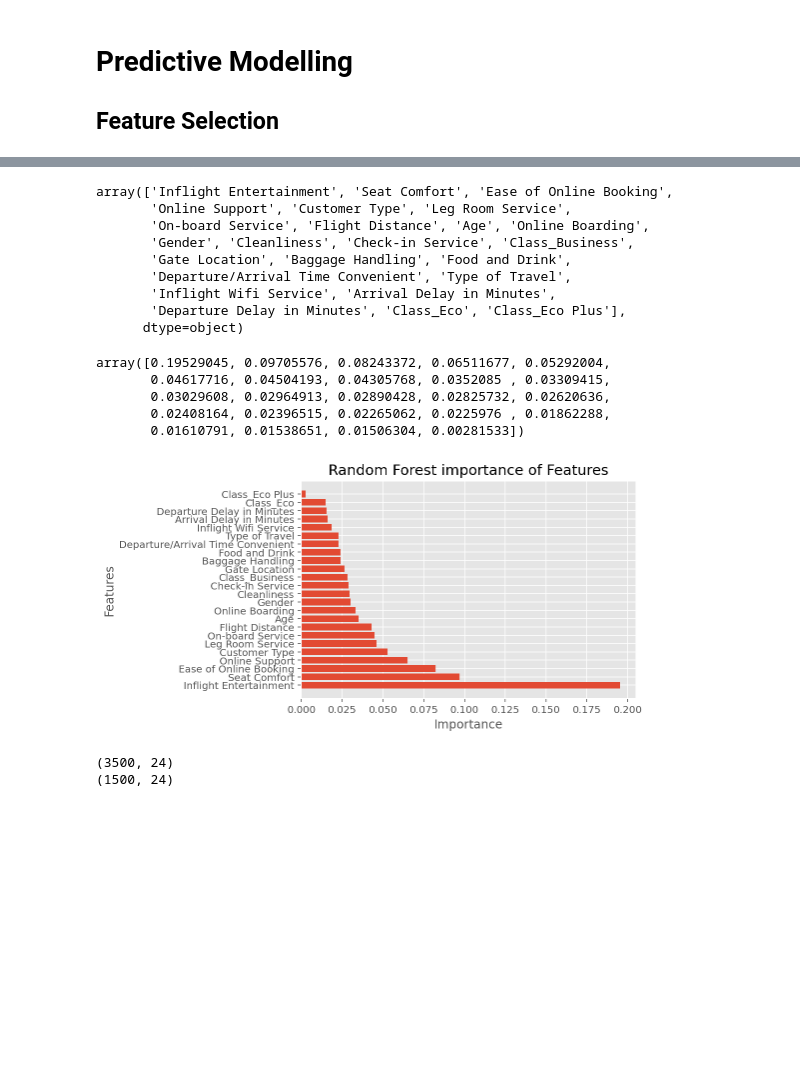
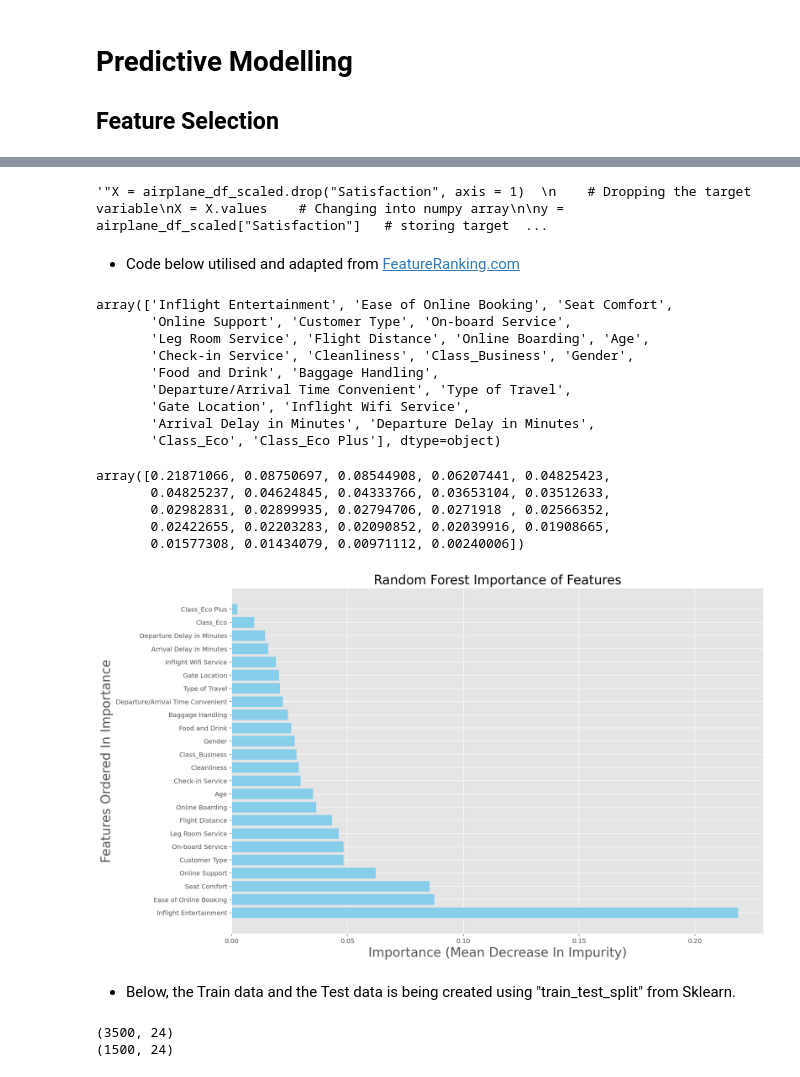
Before and after one commit to Mattjben/Passeneger-satisfaction-machine-learning, a Jupyter notebook: Phase_2_Airplane.ipynb, the cells around one changed output, grey strips where cells are left out. Drawn from its saved outputs; the diff is of its cells as text; code cells hidden in the pictures; blank space fills up the shorter version.

```diff
--- a/Phase_2_Airplane.ipynb
+++ b/Phase_2_Airplane.ipynb
@@ -259,10 +264,14 @@ airplane_df_scaled.head()
 # %%
-X = airplane_df_scaled.drop("Satisfaction", axis = 1)
+""""X = airplane_df_scaled.drop("Satisfaction", axis = 1)
     # Dropping the target variable
 X = X.values    # Changing into numpy array
 
 y = airplane_df_scaled["Satisfaction"]   # storing target variable "carat"
-y = y.values        # Changing to numpy array
+y = y.values        # Changing to numpy array"""
+# %% [output]
+'"X = airplane_df_scaled.drop("Satisfaction", axis = 1)  \n    # Dropping the target variable\nX = X.values    # Changing into numpy array\n\ny = airplane_df_scaled["Satisfaction"]   # storing target  ...
+# %% [markdown]
+- Code below utilised and adapted from [FeatureRanking.com](https://www.featureranking.com/tutorials/machine-learning-tutorials/case-study-predicting-income-status/#3)
 # %%
 from sklearn.ensemble import RandomForestClassifier
 
@@ -275,35 +284,36 @@ fs_indices_rfi = np.argsort(model_rf.feature_importances_)[::-1][0:num_features]
 best_features_rfi = airplane_df_scaled.drop("Satisfaction", axis = 1) .columns[fs_indices_rfi].values
 best_features_rfi
 # %% [output]
-array(['Inflight Entertainment', 'Seat Comfort', 'Ease of Online Booking',
-       'Online Support', 'Customer Type', 'Leg Room Service',
-       'On-board Service', 'Flight Distance', 'Age', 'Online Boarding',
-       'Gender', 'Cleanliness', 'Check-in Service', 'Class_Business',
-       'Gate Location', 'Baggage Handling', 'Food and Drink',
+array(['Inflight Entertainment', 'Ease of Online Booking', 'Seat Comfort',
+       'Online Support', 'Customer Type', 'On-board Service',
+       'Leg Room Service', 'Flight Distance', 'Online Boarding', 'Age',
+       'Check-in Service', 'Cleanliness', 'Class_Business', 'Gender',
+       'Food and Drink', 'Baggage Handling',
        'Departure/Arrival Time Convenient', 'Type of Travel',
-       'Inflight Wifi Service', 'Arrival Delay in Minutes',
-       'Departure Delay in Minutes', 'Class_Eco', 'Class_Eco Plus'],
-      dtype=object)
+       'Gate Location', 'Inflight Wifi Service',
+       'Arrival Delay in Minutes', 'Departure Delay in Minutes',
+       'Class_Eco', 'Class_Eco Plus'], dtype=object)
 # %%
 feat_imp = model_rf.feature_importances_[fs_indices_rfi]
 feat_imp
 # %% [output]
-array([0.19529045, 0.09705576, 0.08243372, 0.06511677, 0.05292004,
-       0.04617716, 0.04504193, 0.04305768, 0.0352085 , 0.03309415,
-       0.03029608, 0.02964913, 0.02890428, 0.02825732, 0.02620636,
-       0.02408164, 0.02396515, 0.02265062, 0.0225976 , 0.01862288,
-       0.01610791, 0.01538651, 0.01506304, 0.00281533])
+array([0.21871066, 0.08750697, 0.08544908, 0.06207441, 0.04825423,
+       0.04825237, 0.04624845, 0.04333766, 0.03653104, 0.03512633,
+       0.02982831, 0.02899935, 0.02794706, 0.0271918 , 0.02566352,
+       0.02422655, 0.02203283, 0.02090852, 0.02039916, 0.01908665,
+       0.01577308, 0.01434079, 0.00971112, 0.00240006])
 # %%
 def importance_plot(b_feat, score, method):
-    plt.barh(b_feat, score)
-    plt.title(method+ ' importance of Features')
-    plt.xlabel("Importance")
-    plt.ylabel("Features")
+    plt.figure(figsize=(15,10))
+    plt.barh(b_feat, score, align='center',  color="skyblue")
+    plt.title(method+ ' Importance of Features', fontsize = 20)
+    plt.xlabel("Importance (Mean Decrease In Impurity)", fontsize = 20)
+    plt.ylabel("Features Ordered In Importance", fontsize = 20)
     plt.show()
 
 importance_plot(best_features_rfi, feat_imp, 'Random Forest')
 # %% [output]
-[figure, old version]
+[figure, new version]
 # %%
 # Top 15 features by importance
 feats = ['Inflight Entertainment', 'Ease of Online Booking', 'Seat Comfort',
@@ -311,6 +321,8 @@ feats = ['Inflight Entertainment', 'Ease of Online Booking', 'Seat Comfort',
        'Flight Distance', 'On-board Service', 'Age', 'Online Boarding',
        'Check-in Service', 'Cleanliness', 'Gender', 'Baggage Handling',
        'Food and Drink']
+# %% [markdown]
+- Below, the Train data and the Test data is being created using "train_test_split" from Sklearn.
 # %%
 from sklearn.model_selection import train_test_split
 
```
Also changed, not shown: parts of 76 cells of this notebook, 1 other file.
